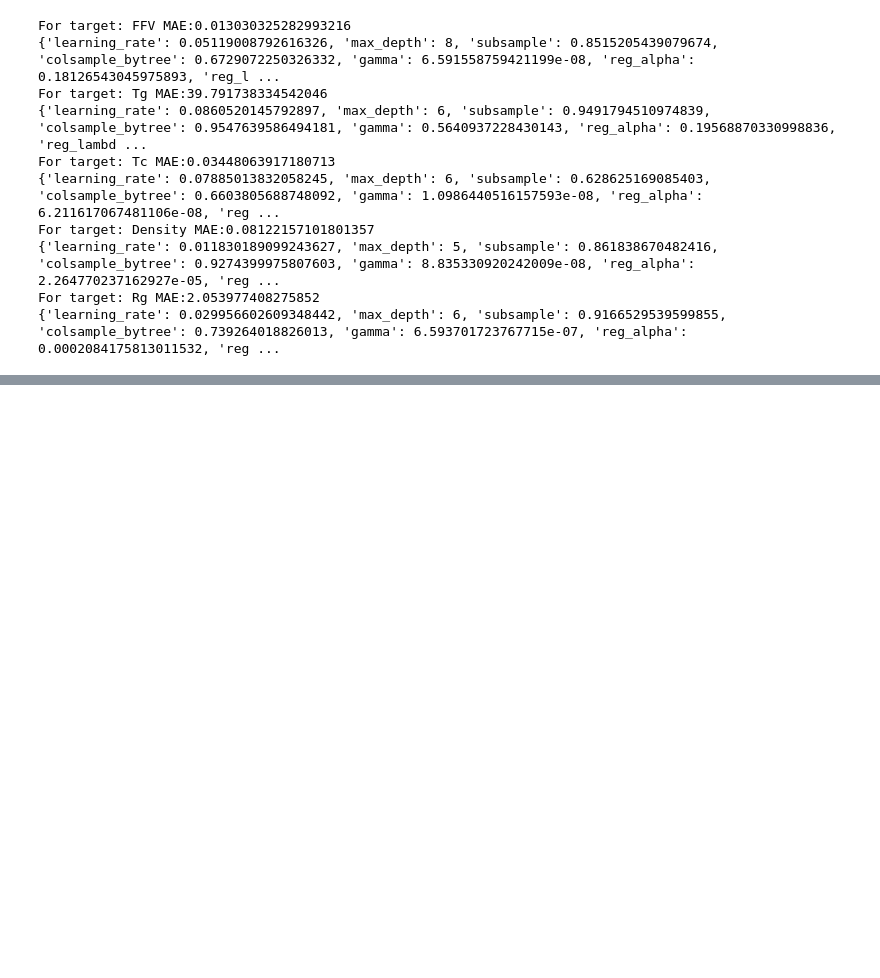
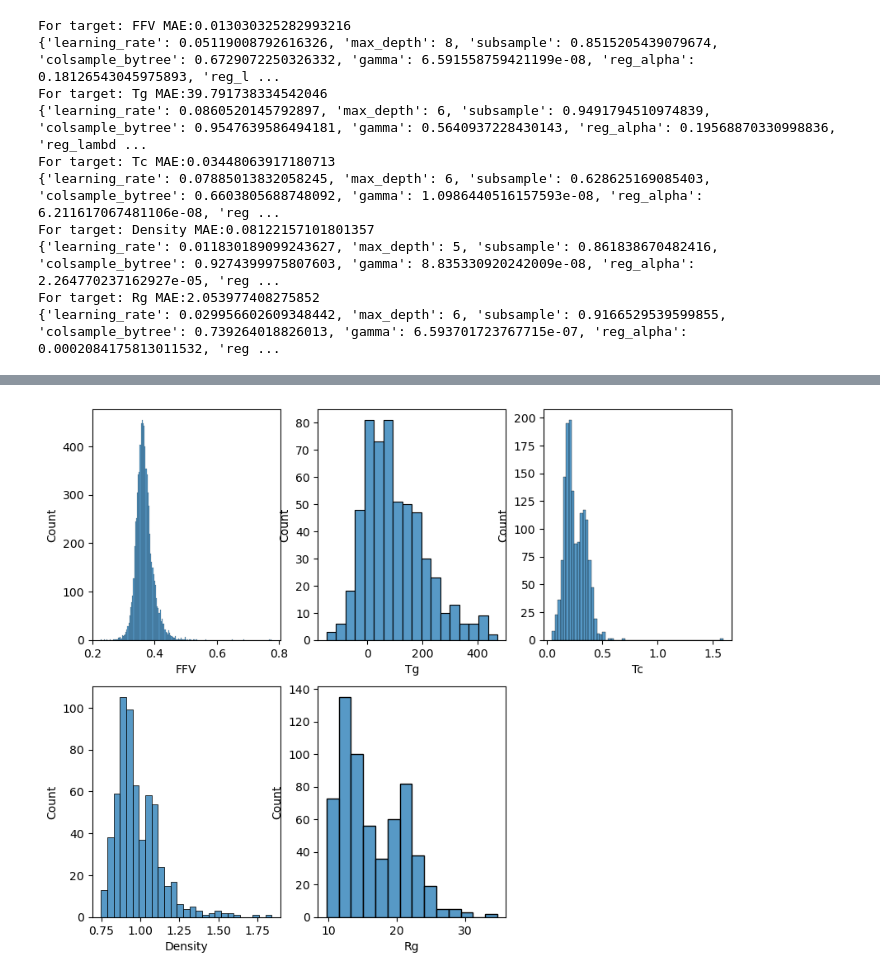
Before and after one commit to bitshott/polymer_prediction, a Jupyter notebook: baseline_model.ipynb, the cells around one changed output, grey strips where cells are left out. Cells and saved outputs as stored; diff of their text form; code cells hidden in the pictures; blank space fills up the shorter version.

```diff
--- a/baseline_model.ipynb
+++ b/baseline_model.ipynb
@@ -253,11 +350,11 @@ params = {'objective': 'reg:squarederror',
          'random_state': SEED,
          'verbosity': 0}
 
-def cv_target(X, y):
+def cv_target(datasail_split, X, y):
     cv_scores = []
     X['id'] = X['id'].astype(str)
     for fold in range(5):
-        split_dict = datasail_split['C1e'][fold]
+        split_dict = datasail_split[fold]
         train_index, val_index = [], []
 
         for index, idx in enumerate(X['id']):
@@ -282,7 +379,8 @@ def cv_target(X, y):
             )
 
         cv_scores.append(xgb_model.best_score)
-    print(cv_scores)
+    print(f'Mean MAE: {np.mean(cv_scores)}')
+    print(f'Std MAE: {np.std(cv_scores)}')
 # %%
 with open('data/datasail_split.json', 'r') as f:
     datasail_split = json.load(f)
@@ -305,9 +401,15 @@ import optuna
 # %%
-def objective(trial, X, y):
+import optuna
+import json
+import datetime
+
+
+def objective(trial, datasail_split, X, y):
     params = {
             'objective': 'reg:squarederror',
             'eval_metric': 'mae',
             'random_state': SEED,
+            'tree_method': 'gpu_hist',
             'verbosity': 0,
             'n_threads': 70,
             'learning_rate': trial.suggest_float('learning_rate', 0.01, 0.1, log=True),
@@ -323,9 +425,8 @@ def objective(trial, X, y):
 
     cv_scores = []
     X['id'] = X['id'].astype(str)
-
     for fold in range(5):
-        split_dict = datasail_split['C1e'][fold]
+        split_dict = datasail_split[fold]
         train_index, val_index = [], []
 
         for index, idx in enumerate(X['id']):
@@ -378,0 +482,14 @@ For target: Rg MAE:2.053977408275852
+# %%
+train_data = pd.read_csv('data/train.csv')
+test_data = pd.read_csv('data/test.csv')
+
+train_data = train_data.reset_index(drop=True)
+d1 = pd.read_csv('data/dataset1.csv').reset_index(drop=True)
+d3 = pd.read_csv('data/dataset3.csv').reset_index(drop=True)
+d4 = pd.read_csv('data/dataset4.csv').reset_index(drop=True)
+
+
+train_data = pd.concat([train_data, d1, d3, d4], axis=0).reset_index(drop=True)
+train_data['id'] = train_data['id'].apply(lambda x: 0 if pd.isna(x) else x)
+train_data['id'] = train_data['id'].astype(int)
+train_data.info()
@@ -378,0 +515,2 @@ For target: Rg MAE:2.053977408275852
+# %%
+train_data = train_data.drop_duplicates(subset=['SMILES', 'FFV', 'Tc', 'Density', 'Rg'], inplace=False, keep='first').reset_index(drop=True)
@@ -378,0 +534,9 @@ For target: Rg MAE:2.053977408275852
+# %%
+plt.figure(figsize=(10, 8))
+for idx, target in enumerate(config.TARGET_LIST):
+    plt.subplot(2, 3, idx+1)
+    sns.histplot(train_data[target])
+
+plt.show()
+# %% [output]
+[figure, added]
```
Also changed, not shown: parts of 36 cells of this notebook, 19 other files.
